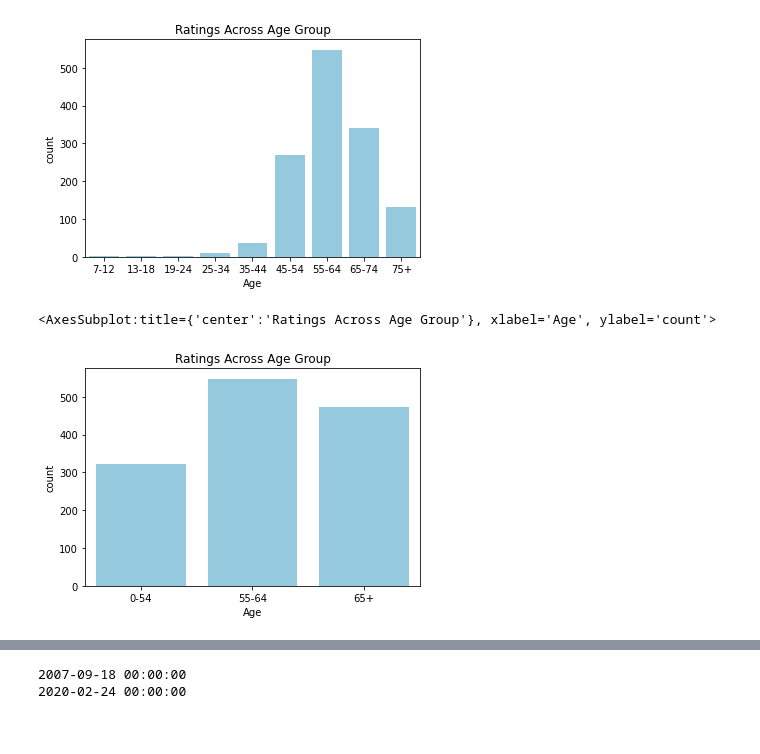
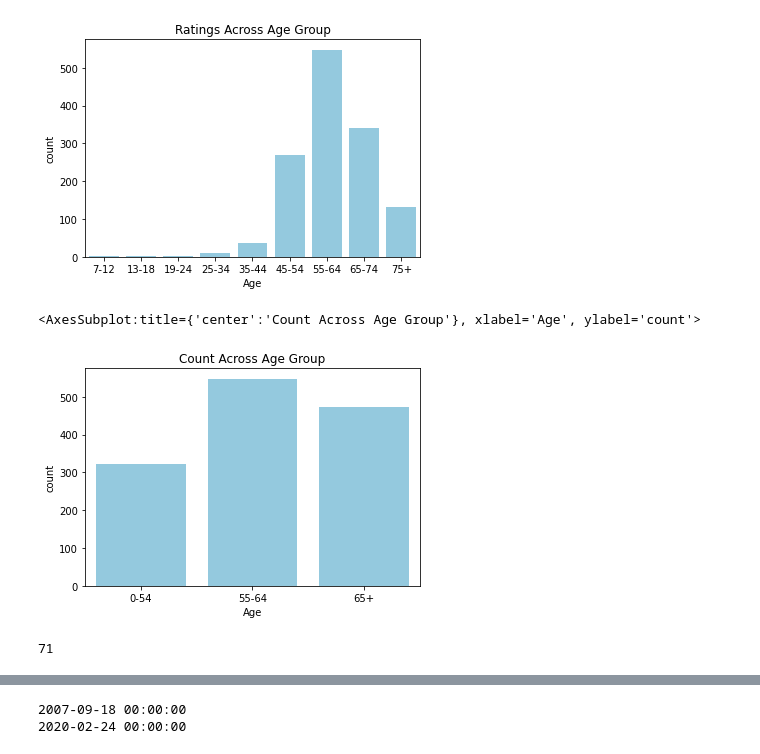
Before and after one commit to woonsupkim/DrugReview, a Jupyter notebook: EDA.ipynb, the cells around one changed output, grey strips where cells are left out. Saved outputs shown, nothing was run; the diff lists cells and outputs as text; code cells hidden in the pictures.

```diff
--- a/EDA.ipynb
+++ b/EDA.ipynb
@@ -159,11 +210,16 @@ for age in df_ost['Age']:
 
 df_ost['Age'] = bin_age
 # %%
-plt.title('Ratings Across Age Group')
+plt.title('Count Across Age Group')
 sns.countplot(x = 'Age', data = df_ost, color = 'skyblue', order=["0-54", "55-64", "65+"])
 # %% [output]
-<AxesSubplot:title={'center':'Ratings Across Age Group'}, xlabel='Age', ylabel='count'>
+<AxesSubplot:title={'center':'Count Across Age Group'}, xlabel='Age', ylabel='count'>
-[figure, old version]
+[figure, new version]
+# %%
+df_ost['Drug'].unique()
+print(df_ost['Drug'].unique().size)
+# %% [output]
+71
 # %%
 df_ost['Drug'].unique()
 # %% [output]
```
Also changed, not shown: parts of 4 cells of this notebook.
